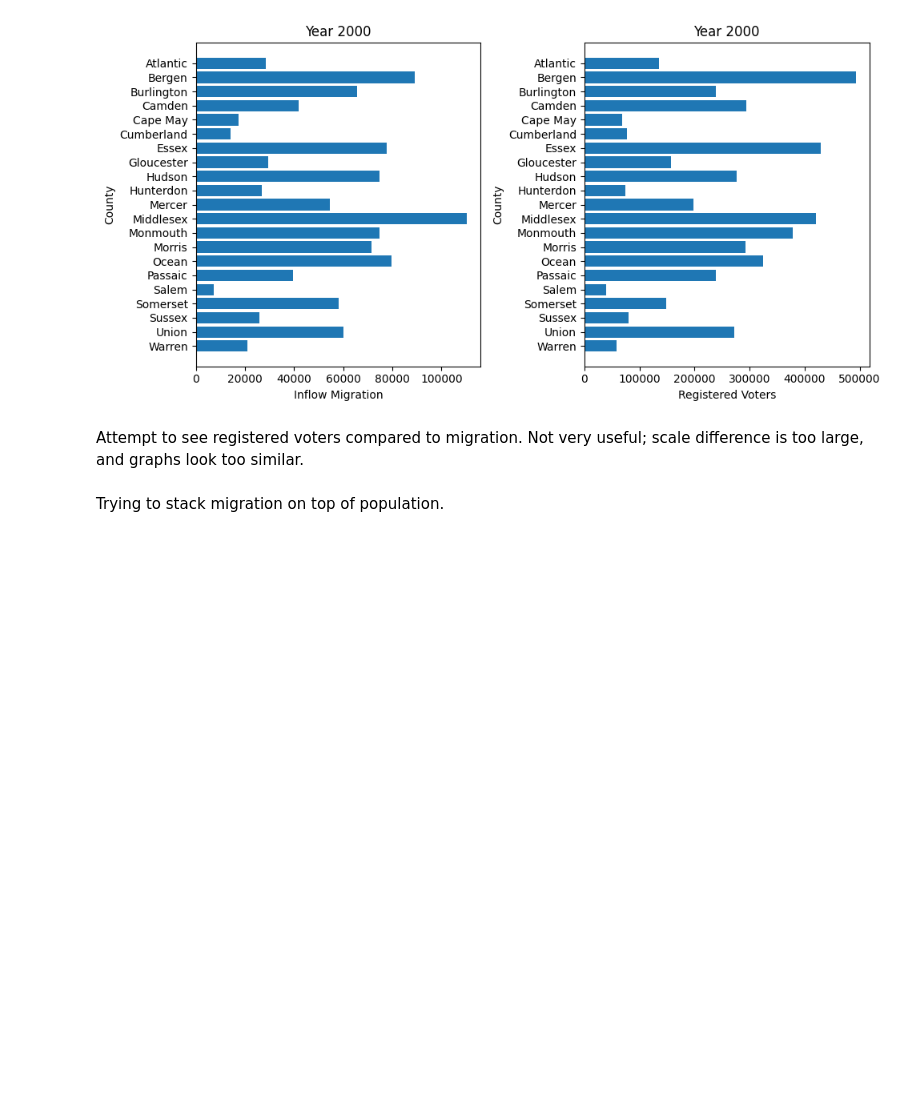
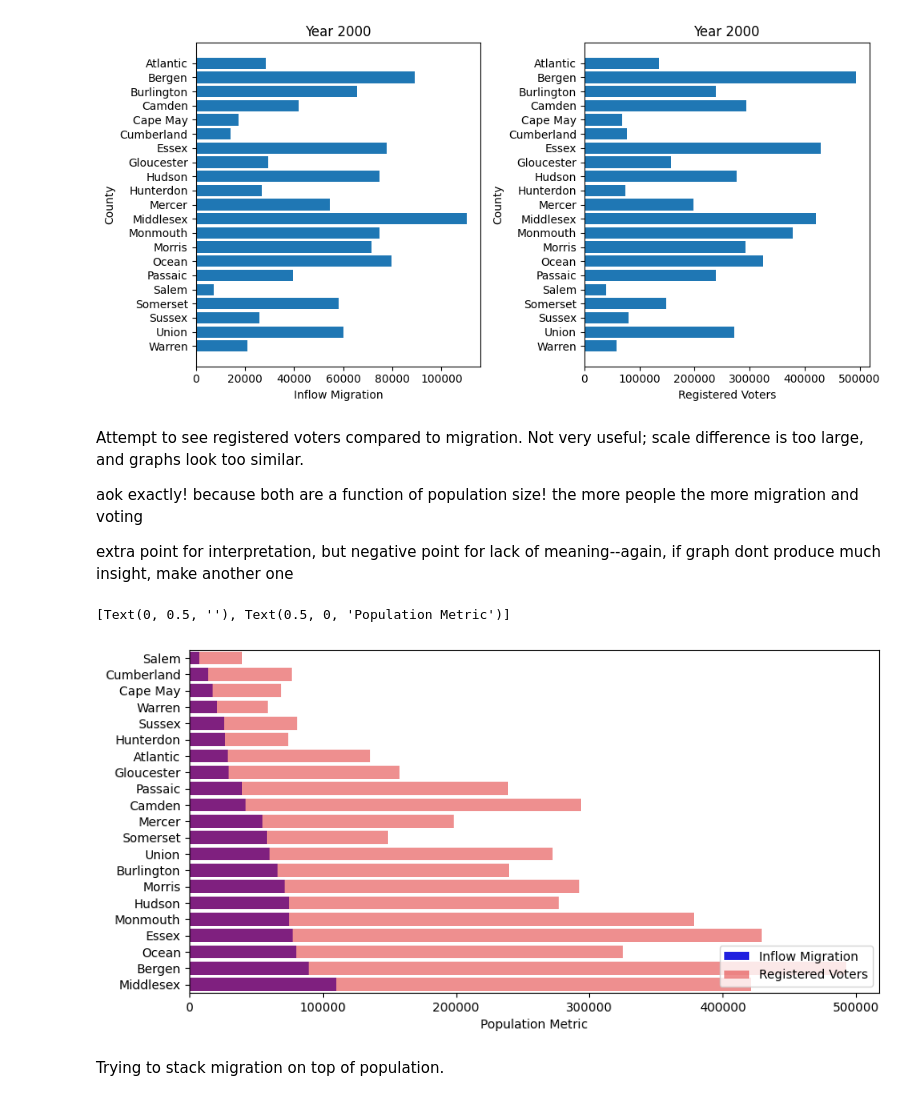
Before and after one commit to fleckc/visSP23, a Jupyter notebook: ps3.ipynb, the cells around one changed output. Cells and saved outputs as stored; diff of their text form; code cells hidden in the pictures; blank space fills up the shorter version.

Commit message:
technically fine; but need more/better data, research questions/hypotheses

```diff
--- a/ps3.ipynb
+++ b/ps3.ipynb
@@ -136,13 +254,22 @@ plt.show();
 [figure]
 # %% [markdown]
 Attempt to see registered voters compared to migration. Not very useful; scale difference is too large, and graphs look too similar.
+
+aok exactly! because both are a function of population size! the more people the more migration and voting
+
+extra point for interpretation, but negative point for lack of meaning--again, if graph dont produce much insight, make another one
 # %%
 fig, ax = plt.subplots(figsize = (10,5))
 sns.barplot(y="County", x="InflowMigration", data=njmerge3, label="Inflow Migration", color="b")
-sns.barplot(y="County", x="Total Number of Registered Voters", data=njmerge3, label="Registered Voters", color="r")
+sns.barplot(y="County", x="Total Number of Registered Voters", data=njmerge3, label="Registered Voters", color="r", alpha=.5)
 ax.legend(loc='lower right')
 ax.set(ylabel="", xlabel="Population Metric")
 #not sure why this won't stack them, leaving for possible help
+#aok again as in class you can just overlay them, for code see class notebook for overlay under basic mpl / setup; and/or add alpha as i did above
+#also can use pandas to stack easily as the last example under ranking/bar charts
+# %% [output]
+[Text(0, 0.5, ''), Text(0.5, 0, 'Population Metric')]
+[figure, added]
 # %% [markdown]
 Trying to stack migration on top of population.
 # %%
```
Also changed, not shown: parts of 11 cells of this notebook.
